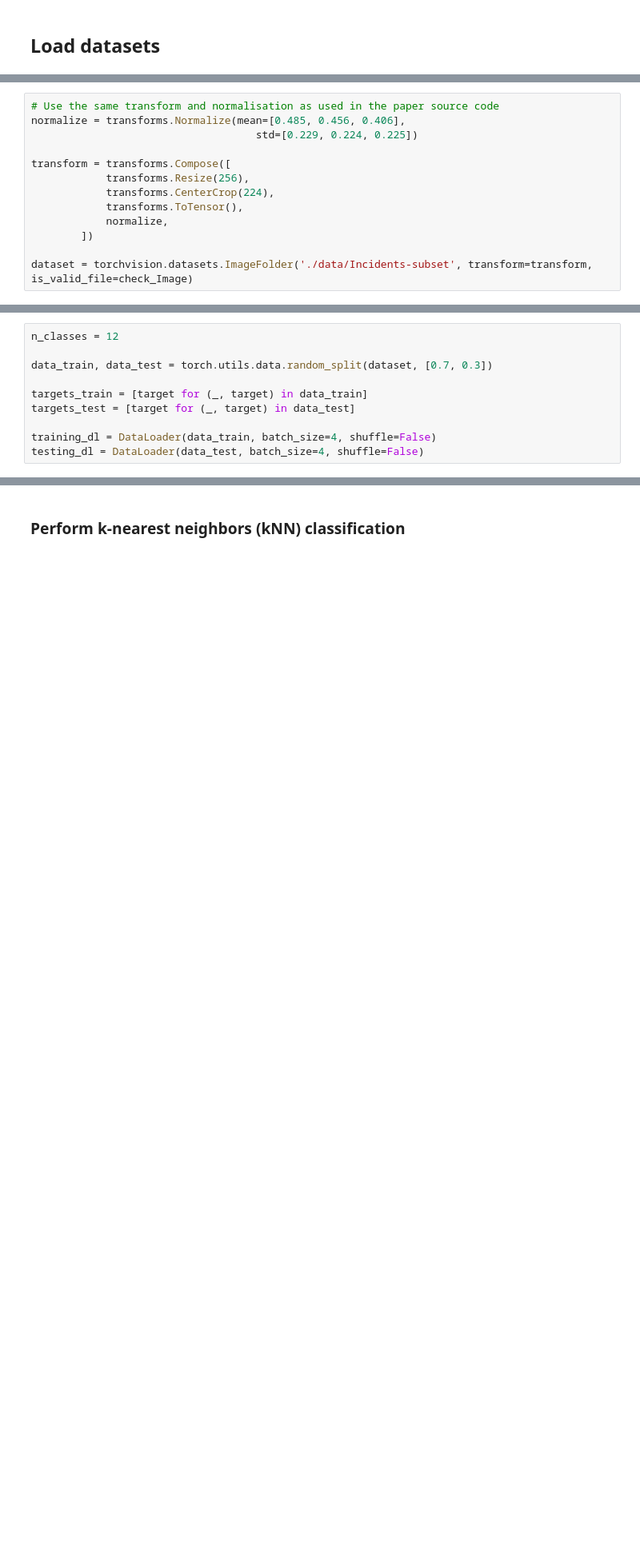
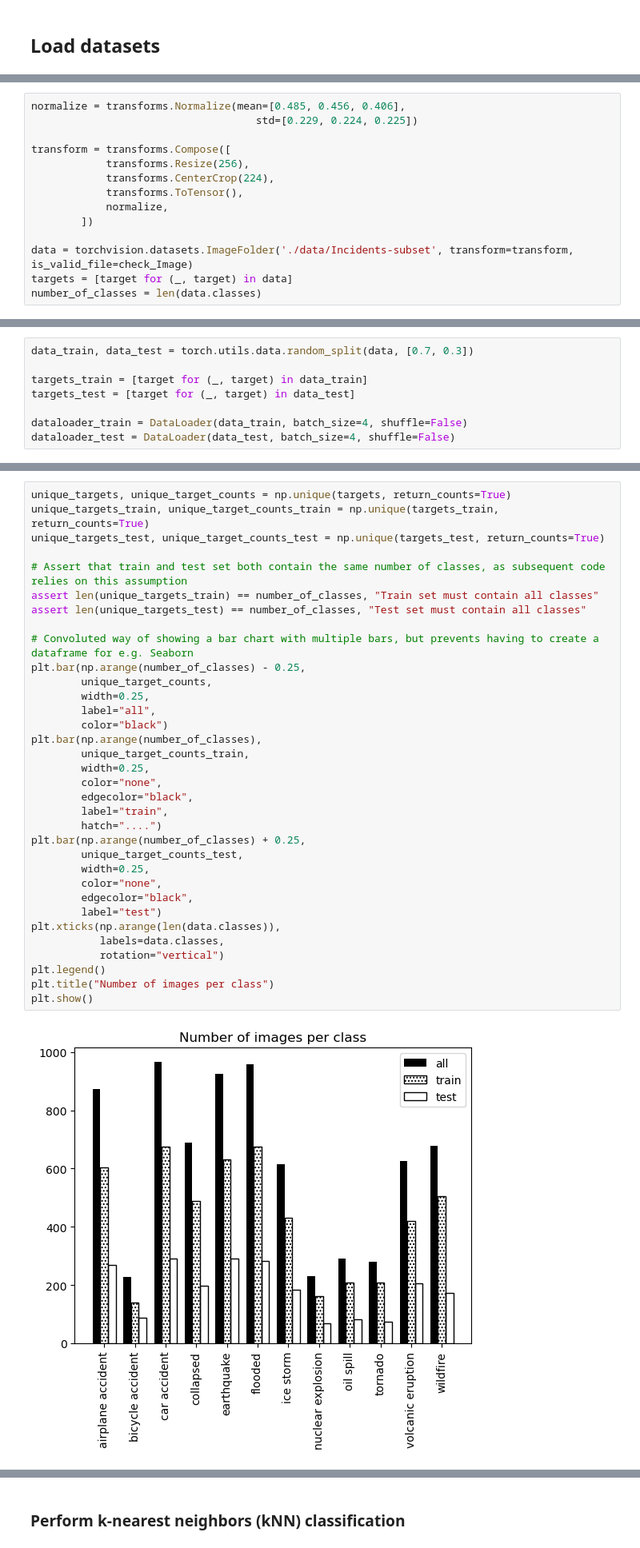
Before and after one commit to gilians/2022-1B-DS-CIRI-Project, a Jupyter notebook: CIRI.ipynb, the cells around one changed output, grey strips where cells are left out. Shown at 80% size. Drawn from its saved outputs; the diff is of its cells as text; blank space fills up the shorter version.

Commit message:
Add initial steps toward dataset visualisation

```diff
--- a/CIRI.ipynb
+++ b/CIRI.ipynb
@@ -55,5 +62,4 @@ def check_Image(path):
 # %%
-# Use the same transform and normalisation as used in the paper source code
 normalize = transforms.Normalize(mean=[0.485, 0.456, 0.406],
                                     std=[0.229, 0.224, 0.225])
 
@@ -64,4 +70,6 @@ transform = transforms.Compose([
             normalize,
         ])
 
-dataset = torchvision.datasets.ImageFolder('./data/Incidents-subset', transform=transform, is_valid_file=check_Image)
+data = torchvision.datasets.ImageFolder('./data/Incidents-subset', transform=transform, is_valid_file=check_Image)
+targets = [target for (_, target) in data]
+number_of_classes = len(data.classes)
@@ -68,12 +78,10 @@ dataset = torchvision.datasets.ImageFolder('./data/Incidents-subset', transform=
 # %%
-n_classes = 12
-
-data_train, data_test = torch.utils.data.random_split(dataset, [0.7, 0.3])
+data_train, data_test = torch.utils.data.random_split(data, [0.7, 0.3])
 
 targets_train = [target for (_, target) in data_train]
 targets_test = [target for (_, target) in data_test]
 
-training_dl = DataLoader(data_train, batch_size=4, shuffle=False)
-testing_dl = DataLoader(data_test, batch_size=4, shuffle=False)
+dataloader_train = DataLoader(data_train, batch_size=4, shuffle=False)
+dataloader_test = DataLoader(data_test, batch_size=4, shuffle=False)
 # %% [markdown]
 ## Visualise datasets
@@ -79,0 +92,36 @@ testing_dl = DataLoader(data_test, batch_size=4, shuffle=False)
+# %%
+unique_targets, unique_target_counts = np.unique(targets, return_counts=True)
+unique_targets_train, unique_target_counts_train = np.unique(targets_train, return_counts=True)
+unique_targets_test, unique_target_counts_test = np.unique(targets_test, return_counts=True)
+
+# Assert that train and test set both contain the same number of classes, as subsequent code relies on this assumption
+assert len(unique_targets_train) == number_of_classes, "Train set must contain all classes"
+assert len(unique_targets_test) == number_of_classes, "Test set must contain all classes"
+
+# Convoluted way of showing a bar chart with multiple bars, but prevents having to create a dataframe for e.g. Seaborn
+plt.bar(np.arange(number_of_classes) - 0.25,
+        unique_target_counts,
+        width=0.25,
+        label="all",
+        color="black")
+plt.bar(np.arange(number_of_classes),
+        unique_target_counts_train,
+        width=0.25,
+        color="none",
+        edgecolor="black",
+        label="train",
+        hatch="....")
+plt.bar(np.arange(number_of_classes) + 0.25,
+        unique_target_counts_test,
+        width=0.25,
+        color="none",
+        edgecolor="black",
+        label="test")
+plt.xticks(np.arange(len(data.classes)),
+           labels=data.classes,
+           rotation="vertical")
+plt.legend()
+plt.title("Number of images per class")
+plt.show()
+# %% [output]
+[figure, added]
```
Also changed, not shown: parts of 32 cells of this notebook, 1 other file.
